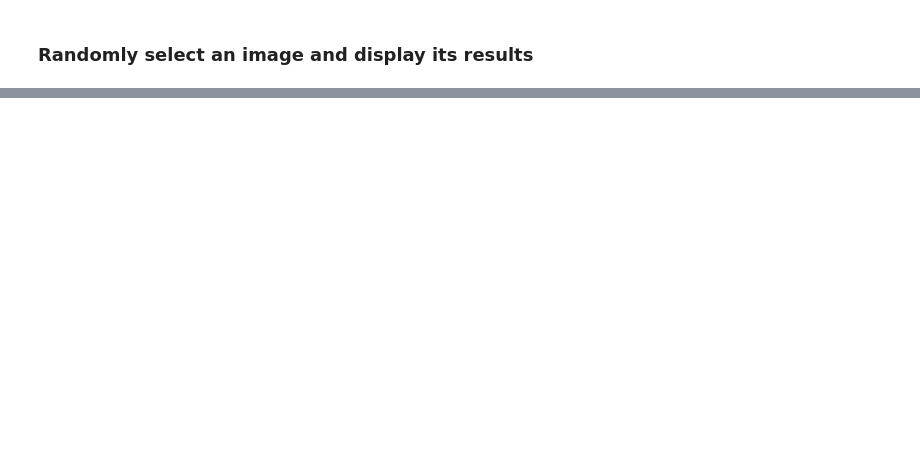
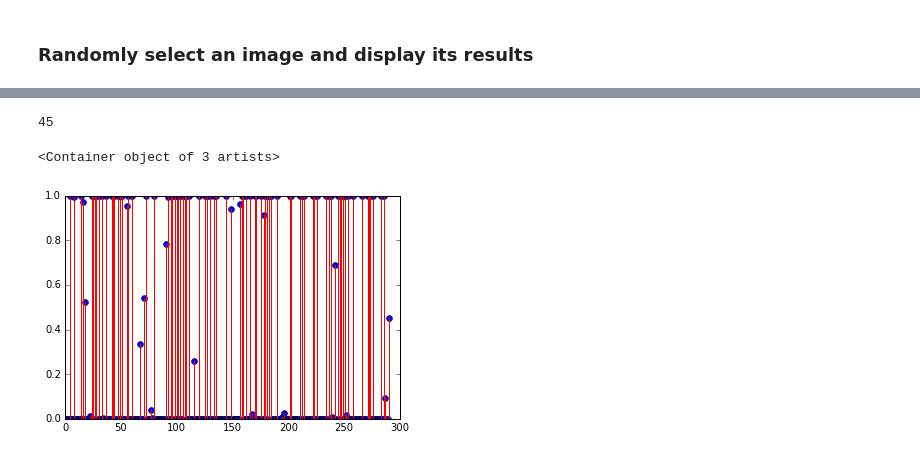
Before and after one commit to karllab41/attalos, a Jupyter notebook: attalos/imgtxt_algorithms/sampledSM/testtheano.ipynb, the cells around one changed output, grey strips where cells are left out. Cells and saved outputs as stored; diff of their text form; code cells hidden in the pictures; blank space fills up the shorter version.

```diff
--- a/attalos/imgtxt_algorithms/sampledSM/testtheano.ipynb
+++ b/attalos/imgtxt_algorithms/sampledSM/testtheano.ipynb
@@ -81,0 +93,8 @@ plt.stem( predictor(input) )
+# %%
+i=np.random.randint(0, yTe.shape[1])
+print i
+plt.stem( predictor(xTe[i]), 'r' )
+# %% [output]
+45
+<Container object of 3 artists>
+[figure, added]
```
Also changed, not shown: parts of 5 cells of this notebook, 10 other files.
